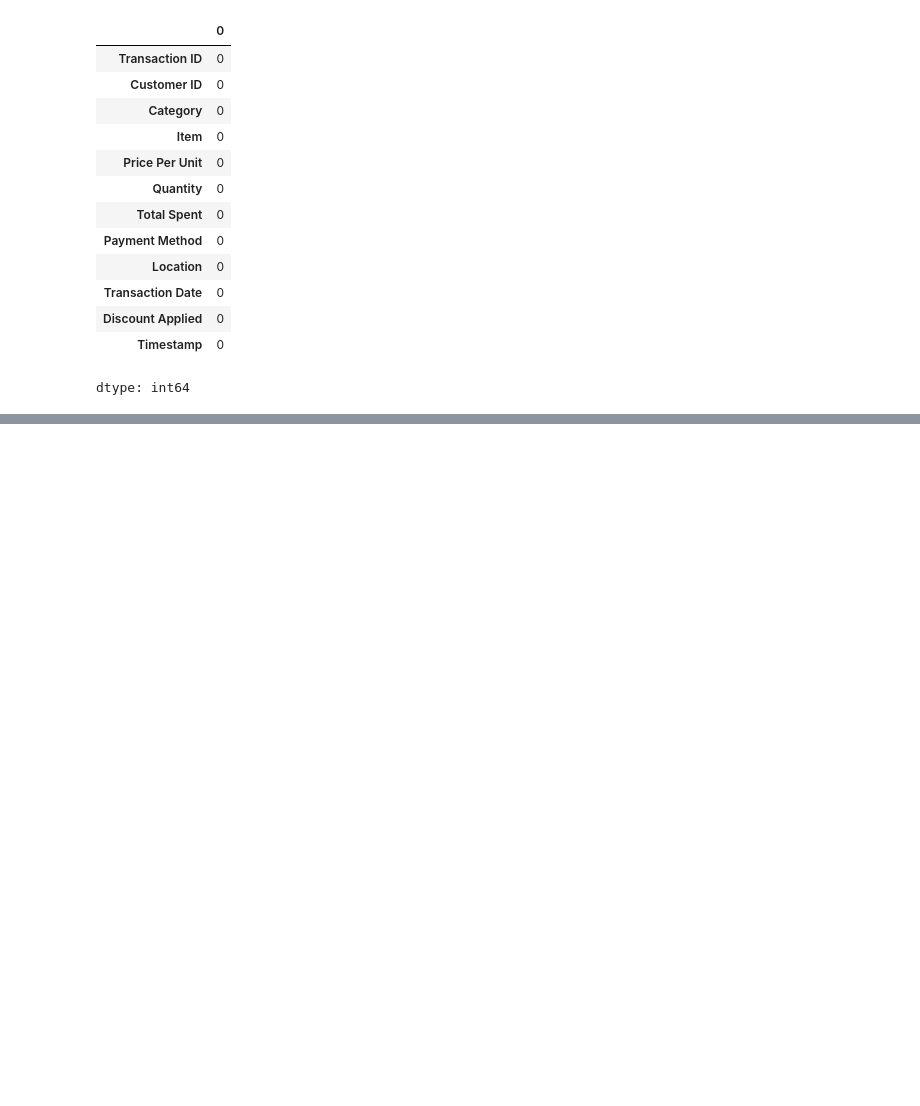
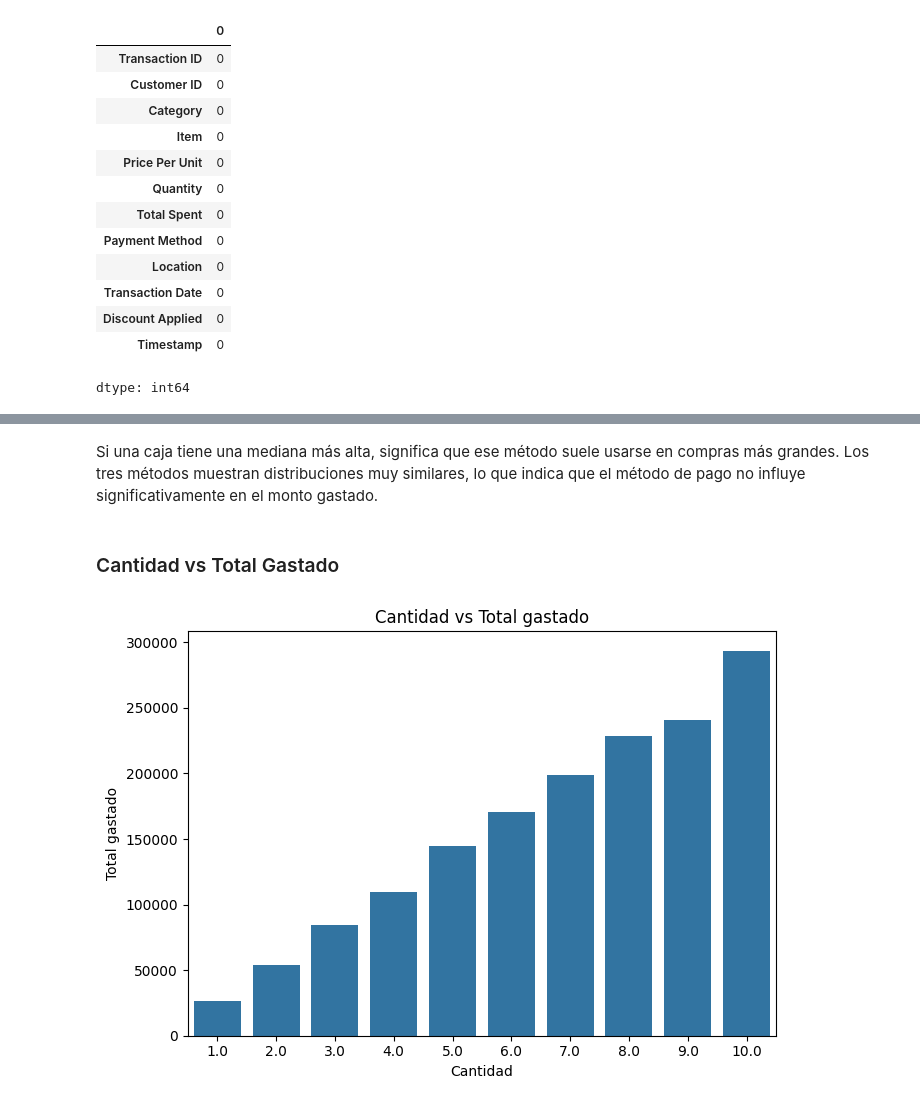
Before and after one commit to igcondor/SCY1101_Analisis_Semestral_2026, a Jupyter notebook: notebooks/01_analisis_exploratorio.ipynb, the cells around one changed output, grey strips where cells are left out. Drawn from its saved outputs; the diff is of its cells as text; code cells hidden in the pictures; blank space fills up the shorter version.

```diff
--- a/notebooks/01_analisis_exploratorio.ipynb
+++ b/notebooks/01_analisis_exploratorio.ipynb
@@ -345,0 +393,20 @@ dtype: int64
+# %% [markdown]
+Si una caja tiene una mediana más alta, significa que ese método suele usarse en compras más grandes. Los tres métodos muestran distribuciones muy similares, lo que indica que el método de pago no influye significativamente en el monto gastado.
+# %% [markdown]
+### Cantidad vs Total Gastado
+# %%
+plt.figure(figsize=(7, 5))
+sns.barplot(
+    data=df,
+    x='Quantity',
+    y='Total Spent',
+    estimator=sum,
+    errorbar=None
+)
+plt.title('Cantidad vs Total gastado', fontsize=12)
+plt.xlabel('Cantidad', fontsize=10)
+plt.ylabel('Total gastado', fontsize=10)
+plt.tight_layout()
+plt.show()
+# %% [output]
+[figure, added]
```
Also changed, not shown: parts of 22 cells of this notebook.
